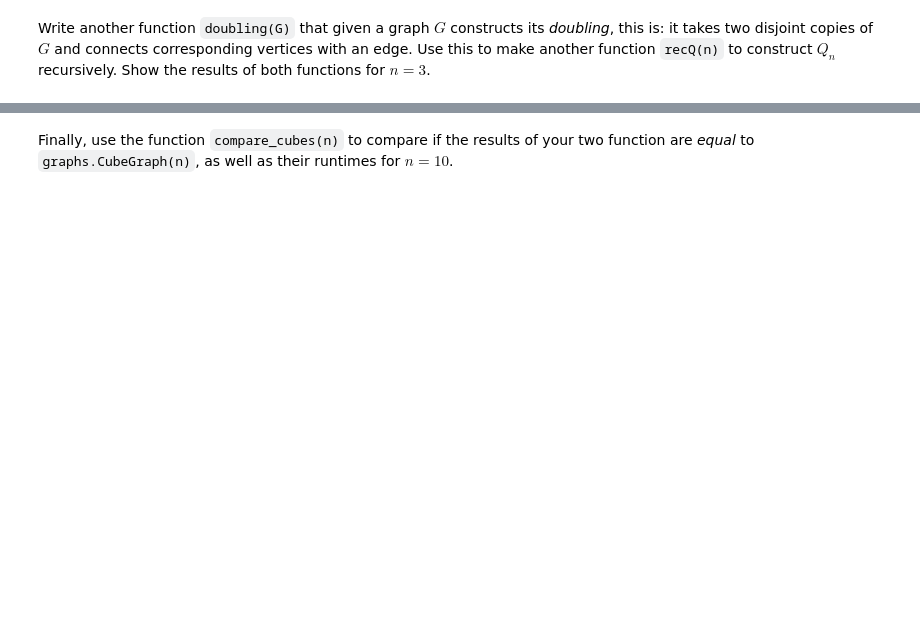
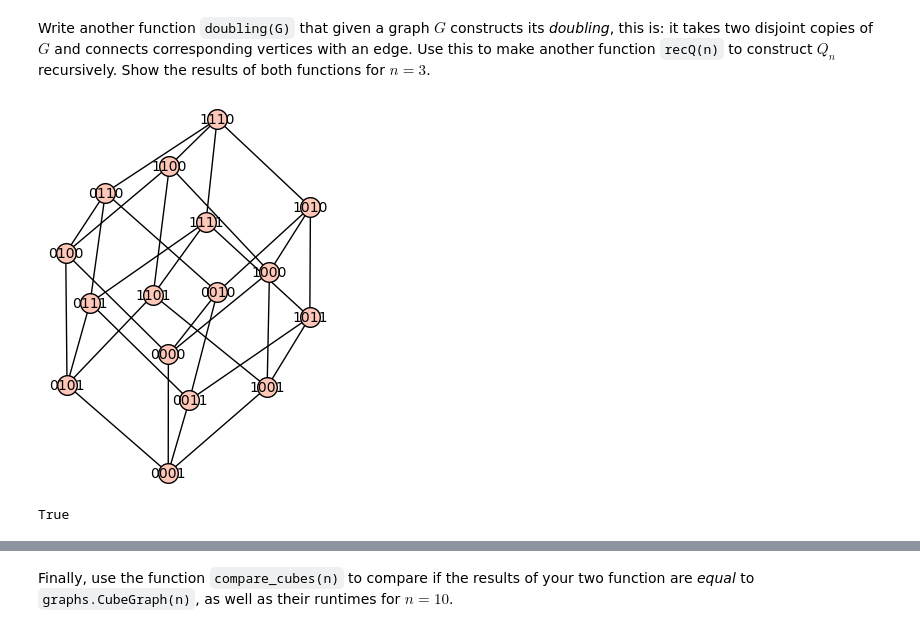
Before and after one commit to CarlosFerLo/graphs, a Jupyter notebook: Sheet 2 23-24.ipynb, the cells around one changed output, grey strips where cells are left out. Saved outputs shown, nothing was run; the diff lists cells and outputs as text; code cells hidden in the pictures; blank space fills up the shorter version.

```diff
--- a/Sheet 2 23-24.ipynb
+++ b/Sheet 2 23-24.ipynb
@@ -246,12 +246,31 @@ def doubling(G):#specific to graphs whose vertices are labelled with strings
     H=Graph()
 
     # Complete here the code for the exercise
+    Q = G.copy()
+    G.relabel(perm={ v: "0" + v for v in G.vertices() })
+    Q.relabel(perm={ v: "1" + v for v in Q.vertices() })
+
+    H = G.union(Q)
+    H.add_edges([ (v, "1" + v[1:]) for v in G.vertices() ])
 
     return H
 
 def recQ(n):
 
     # Complete here the code for the exercise
-
-    return G
+    if n == 1 :
+        G = Graph()
+        G.add_edge(("0", "1"))
+        return G
+    else :
+        G = recQ(n-1)
+        return doubling(G)
+# %%
+G = Q(3)
+H = doubling(G)
+H.show()
+H.is_isomorphic(Q(4))
+# %% [output]
+[figure, added]
+True
 # %%
```
Also changed, not shown: parts of 11 cells of this notebook.
